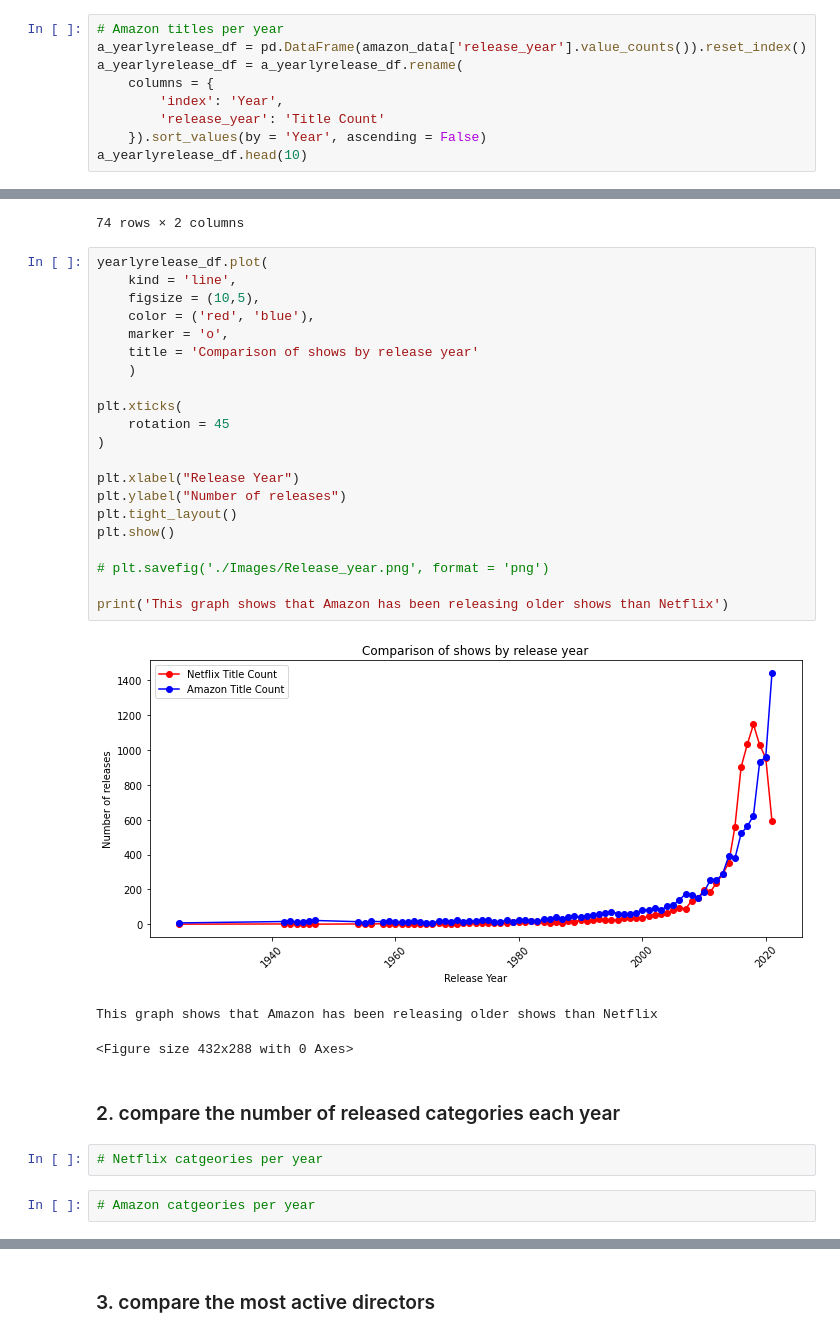
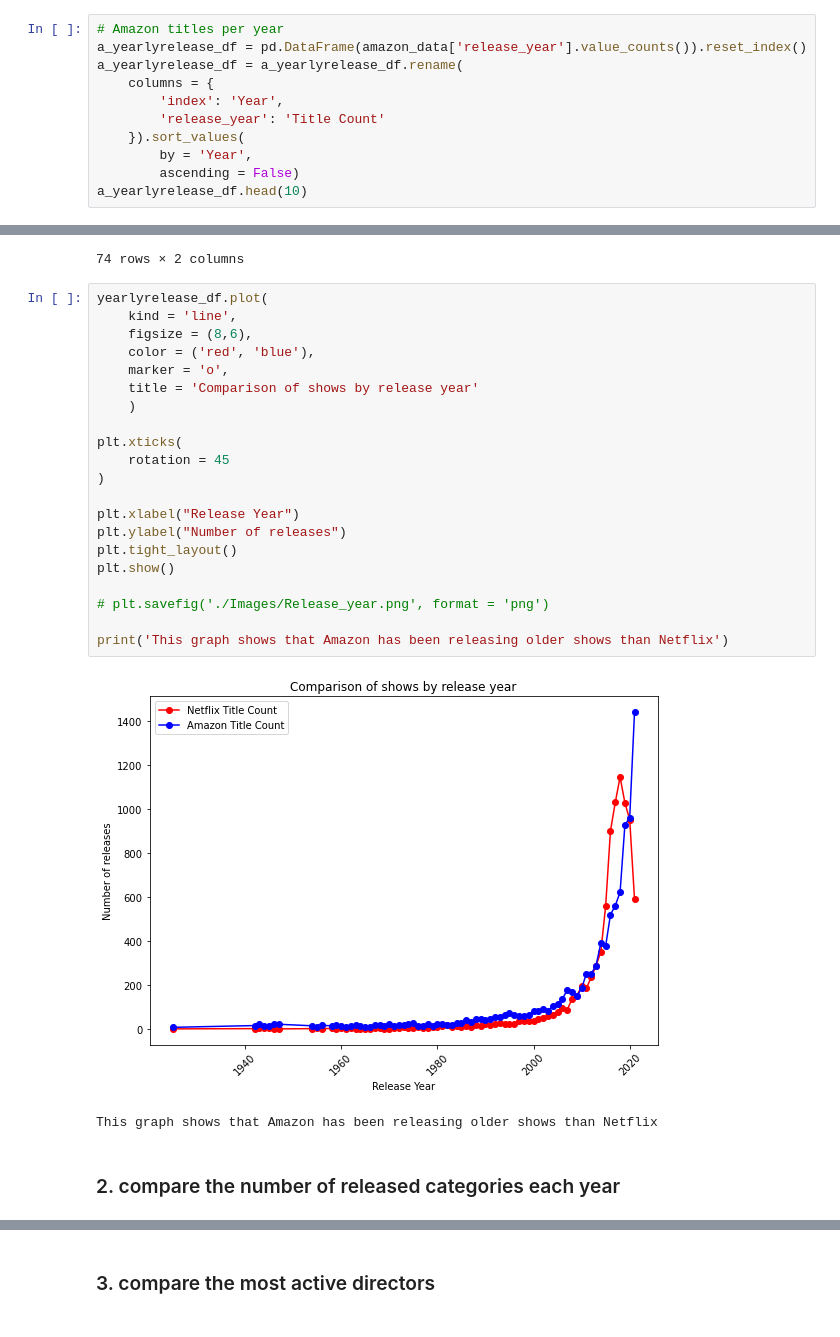
Before and after one commit to Tembspapi/Project-2_Amazon-Netflix, a Jupyter notebook: ETL-starter.ipynb, the cells around one changed output, grey strips where cells are left out. Drawn from its saved outputs; the diff is of its cells as text.

```diff
--- a/ETL-starter.ipynb
+++ b/ETL-starter.ipynb
@@ -401,7 +401,9 @@ a_yearlyrelease_df = a_yearlyrelease_df.rename(
     columns = {
         'index': 'Year',
         'release_year': 'Title Count'
-    }).sort_values(by = 'Year', ascending = False)
+    }).sort_values(
+        by = 'Year',
+        ascending = False)
 a_yearlyrelease_df.head(10)
 # %% [output]
 |  | Year | Title Count |
@@ -444,31 +446,26 @@ yearlyrelease_df
 # %%
 yearlyrelease_df.plot(
     kind = 'line',
-    figsize = (10,5),
+    figsize = (8,6),
     color = ('red', 'blue'),
     marker = 'o',
     title = 'Comparison of shows by release year'
     )
 
 plt.xticks(
     rotation = 45
 )
 
 plt.xlabel("Release Year")
 plt.ylabel("Number of releases")
 plt.tight_layout()
 plt.show()
 
 # plt.savefig('./Images/Release_year.png', format = 'png')
 
 print('This graph shows that Amazon has been releasing older shows than Netflix')
 # %% [output]
-[figure, old version]
+[figure, new version]
 This graph shows that Amazon has been releasing older shows than Netflix
-<Figure size 432x288 with 0 Axes>
 # %% [markdown]
 ### 2. compare the number of released categories each year
-# %%
-# Netflix catgeories per year
-# %%
-# Amazon catgeories per year
```
Also changed, not shown: parts of 11 cells of this notebook, 2 other files.
